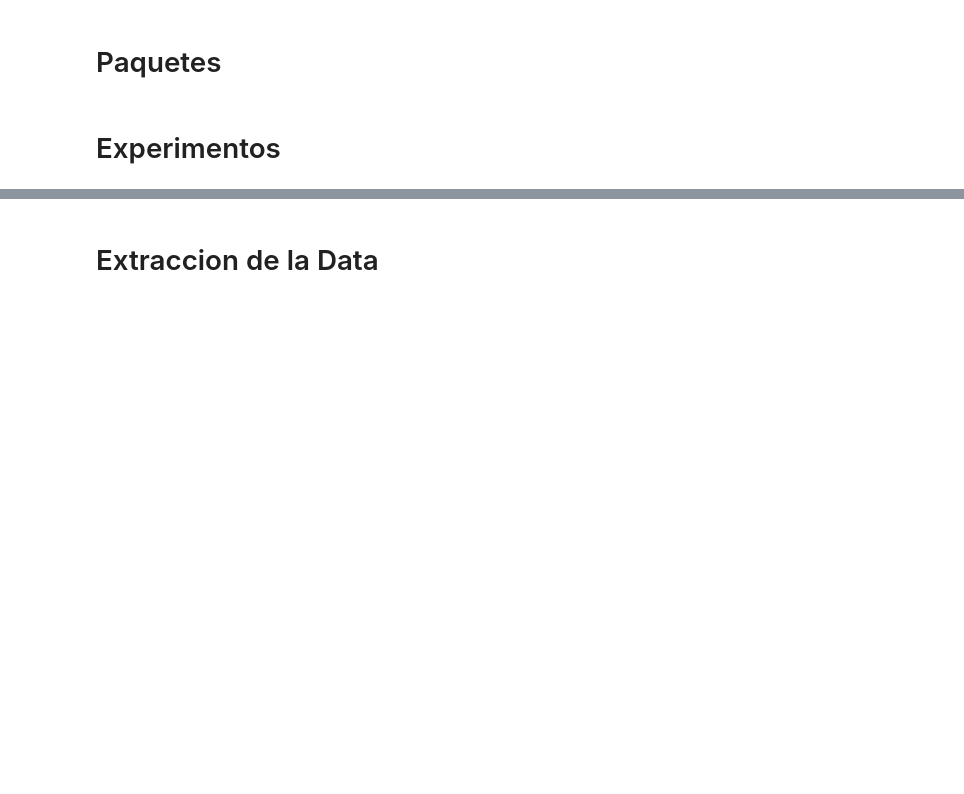
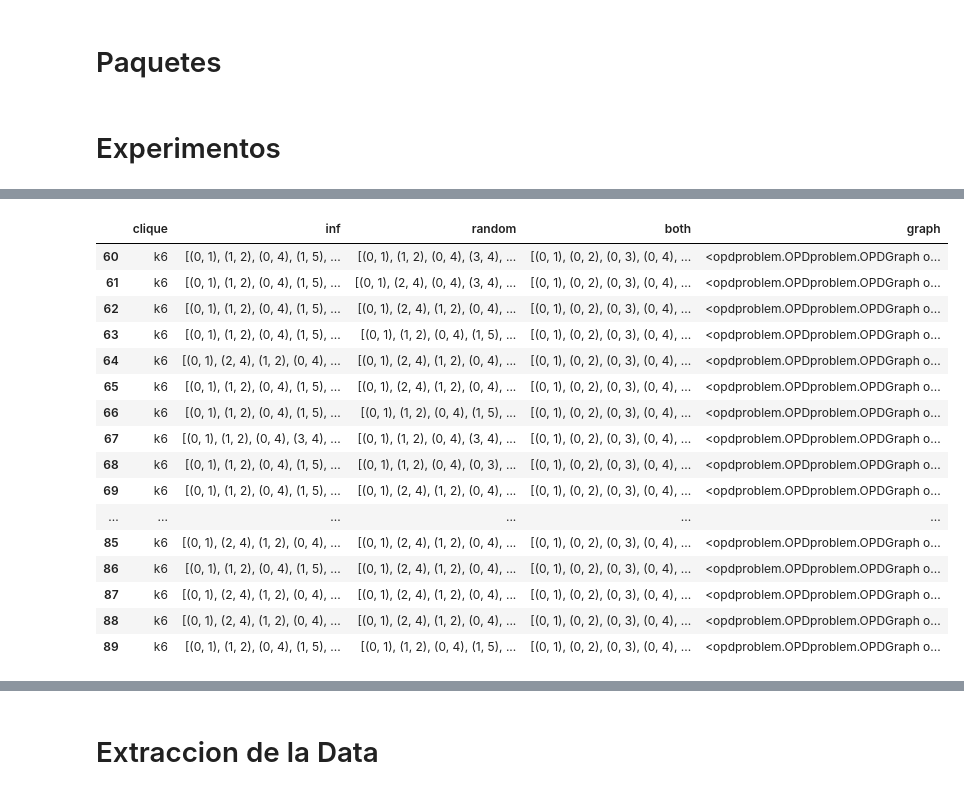
Before and after one commit to clazo2018/OPD-problem-, a Jupyter notebook: Experiments.ipynb, the cells around one changed output, grey strips where cells are left out. Drawn from its saved outputs; the diff is of its cells as text; code cells hidden in the pictures; blank space fills up the shorter version.

```diff
--- a/Experiments.ipynb
+++ b/Experiments.ipynb
@@ -20,32 +16,36 @@ n_clique = 8
 # %%
-n_clique = n_clique + 1
-cert_dic = {}
+n_clique = 20 + 1
 opd.seed(42)
+both = []
+inf = []
+random = []
+clique = []
+graph = []
 
 for n in range(4, n_clique):
 
-    print(f'es el grafo  k{n}')
+#    print(f'es el grafo  k{n}')
 #     print('+' * 10)
-    for i in range(100):
+    for i in range(30):
         #print('es la instancia: ', i)
         #print('-' * 10)
 
         # se inicializa el grafo y el algoritmo
-        G = opd.OPDGraph(n=n)
+        G = opd.OPDGraph(n=n, area_type='bounded_homogeneous')
         search = opd.Alg(G)
 
         # Se busca el alpha-certificado
         search_inf = search.search_app(method='inf')
         search_random = search.search_app(method='random1')
         search_both = search.both_alg()
-        opt = G.min_certificate()
-        print(opt)
-        #search_sup = search.search_app(method='sup')
-        #search_random = search.search_app(method='random')
 
-        # Se guardan los datos
-        cert_dic[(f'k{n}', 'inf', f'inst{i}')] = search_inf
-        cert_dic[(f'k{n}', 'random', f'inst{i}')] = search_random
-        cert_dic[(f'k{n}', 'both', f'inst{i}')] = search_both
-        cert_dic[(f'k{n}', 'opt', f'inst{i}')] = opt
-        cert_dic[(f'k{n}', 'graph', f'inst{i}')] = G.graph
+
+        both.append(search_both)
+        inf.append(search_inf)
+        random.append(search_random)
+        graph.append(G)
+    l_aux = [f'k{n}'] * 30
+    clique.extend(l_aux)
+cert_dict = {'clique': clique, 'inf': inf, 'random': random,'both' : both, 'graph': graph}
+
+        #cert_dic[(f'k{n}', 'graph', f'inst{i}')] = G.graph
@@ -201,0 +52,21 @@ plt.show()
+# %%
+df = pd.DataFrame(cert_dict)
+df[df['clique']=='k6'].head(30)
+# %% [output]
+|  | clique | inf | random | both | graph |
+| 60 | k6 | [(0, 1), (1, 2), (0, 4), (1, 5), ... | [(0, 1), (1, 2), (0, 4), (3, 4), ... | [(0, 1), (0, 2), (0, 3), (0, 4), ... | <opdproblem.OPDproblem.OPDGraph o... |
+| 61 | k6 | [(0, 1), (1, 2), (0, 4), (1, 5), ... | [(0, 1), (2, 4), (0, 4), (3, 4), ... | [(0, 1), (0, 2), (0, 3), (0, 4), ... | <opdproblem.OPDproblem.OPDGraph o... |
+| 62 | k6 | [(0, 1), (1, 2), (0, 4), (1, 5), ... | [(0, 1), (2, 4), (1, 2), (0, 4), ... | [(0, 1), (0, 2), (0, 3), (0, 4), ... | <opdproblem.OPDproblem.OPDGraph o... |
+| 63 | k6 | [(0, 1), (1, 2), (0, 4), (1, 5), ... | [(0, 1), (1, 2), (0, 4), (1, 5), ... | [(0, 1), (0, 2), (0, 3), (0, 4), ... | <opdproblem.OPDproblem.OPDGraph o... |
+| 64 | k6 | [(0, 1), (2, 4), (1, 2), (0, 4), ... | [(0, 1), (2, 4), (1, 2), (0, 4), ... | [(0, 1), (0, 2), (0, 3), (0, 4), ... | <opdproblem.OPDproblem.OPDGraph o... |
+| 65 | k6 | [(0, 1), (1, 2), (0, 4), (1, 5), ... | [(0, 1), (2, 4), (1, 2), (0, 4), ... | [(0, 1), (0, 2), (0, 3), (0, 4), ... | <opdproblem.OPDproblem.OPDGraph o... |
+| 66 | k6 | [(0, 1), (1, 2), (0, 4), (1, 5), ... | [(0, 1), (1, 2), (0, 4), (1, 5), ... | [(0, 1), (0, 2), (0, 3), (0, 4), ... | <opdproblem.OPDproblem.OPDGraph o... |
+| 67 | k6 | [(0, 1), (1, 2), (0, 4), (3, 4), ... | [(0, 1), (1, 2), (0, 4), (3, 4), ... | [(0, 1), (0, 2), (0, 3), (0, 4), ... | <opdproblem.OPDproblem.OPDGraph o... |
+| 68 | k6 | [(0, 1), (1, 2), (0, 4), (1, 5), ... | [(0, 1), (1, 2), (0, 4), (0, 3), ... | [(0, 1), (0, 2), (0, 3), (0, 4), ... | <opdproblem.OPDproblem.OPDGraph o... |
+| 69 | k6 | [(0, 1), (1, 2), (0, 4), (1, 5), ... | [(0, 1), (2, 4), (1, 2), (0, 4), ... | [(0, 1), (0, 2), (0, 3), (0, 4), ... | <opdproblem.OPDproblem.OPDGraph o... |
+| ... | ... | ... | ... | ... | ... |
+| 85 | k6 | [(0, 1), (2, 4), (1, 2), (0, 4), ... | [(0, 1), (2, 4), (1, 2), (0, 4), ... | [(0, 1), (0, 2), (0, 3), (0, 4), ... | <opdproblem.OPDproblem.OPDGraph o... |
+| 86 | k6 | [(0, 1), (1, 2), (0, 4), (1, 5), ... | [(0, 1), (2, 4), (1, 2), (0, 4), ... | [(0, 1), (0, 2), (0, 3), (0, 4), ... | <opdproblem.OPDproblem.OPDGraph o... |
+| 87 | k6 | [(0, 1), (2, 4), (1, 2), (0, 4), ... | [(0, 1), (2, 4), (1, 2), (0, 4), ... | [(0, 1), (0, 2), (0, 3), (0, 4), ... | <opdproblem.OPDproblem.OPDGraph o... |
+| 88 | k6 | [(0, 1), (2, 4), (1, 2), (0, 4), ... | [(0, 1), (2, 4), (1, 2), (0, 4), ... | [(0, 1), (0, 2), (0, 3), (0, 4), ... | <opdproblem.OPDproblem.OPDGraph o... |
+| 89 | k6 | [(0, 1), (1, 2), (0, 4), (1, 5), ... | [(0, 1), (1, 2), (0, 4), (1, 5), ... | [(0, 1), (0, 2), (0, 3), (0, 4), ... | <opdproblem.OPDproblem.OPDGraph o... |
```
Also changed, not shown: parts of 21 cells of this notebook, 3 other files.
